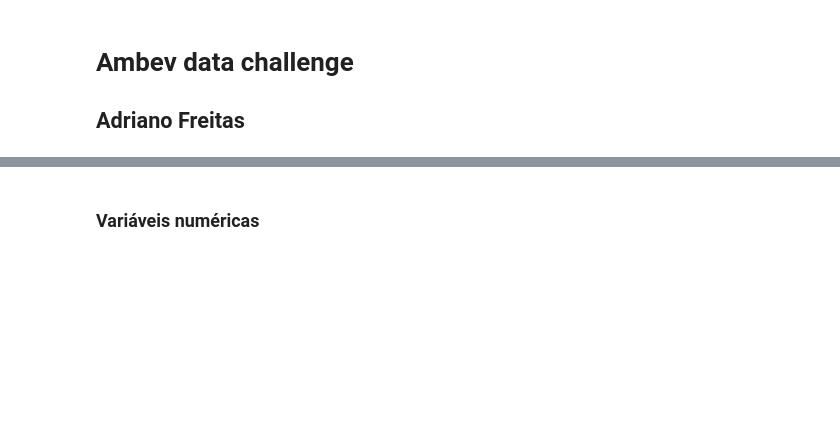
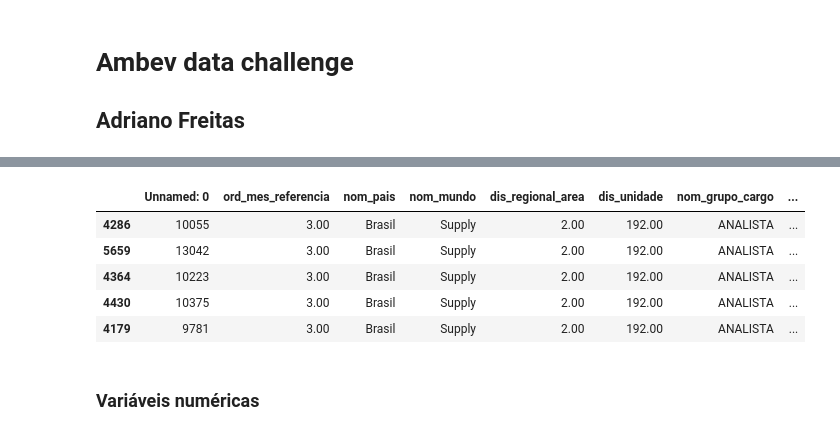
Before and after one commit to adrianogfreitas/ambev-data-challenge, a Jupyter notebook: notebooks/02-agf-exploratory-analysis.ipynb, the cells around one changed output, grey strips where cells are left out. Saved outputs shown, nothing was run; the diff lists cells and outputs as text; code cells hidden in the pictures; blank space fills up the shorter version.

```diff
--- a/notebooks/02-agf-exploratory-analysis.ipynb
+++ b/notebooks/02-agf-exploratory-analysis.ipynb
@@ -33,3 +42,13 @@ df = pd.read_csv(os.path.join(data_path, file_name))
+# %%
+df.sort_values(by=['ord_mes_referencia', 'nom_codigo_kpi', 'dis_nome_funcionario'], inplace=True).reset_index()
+df.head()
+# %% [output]
+|  | Unnamed: 0 | ord_mes_referencia | nom_pais | nom_mundo | dis_regional_area | dis_unidade | nom_grupo_cargo | ... |
+| 4286 | 10055 | 3.00 | Brasil | Supply | 2.00 | 192.00 | ANALISTA | ... |
+| 5659 | 13042 | 3.00 | Brasil | Supply | 2.00 | 192.00 | ANALISTA | ... |
+| 4364 | 10223 | 3.00 | Brasil | Supply | 2.00 | 192.00 | ANALISTA | ... |
+| 4430 | 10375 | 3.00 | Brasil | Supply | 2.00 | 192.00 | ANALISTA | ... |
+| 4179 | 9781 | 3.00 | Brasil | Supply | 2.00 | 192.00 | ANALISTA | ... |
 # %% [markdown]
 ### Variáveis numéricas
 # %%
```
Also changed, not shown: parts of 5 cells of this notebook, 6 other files.
